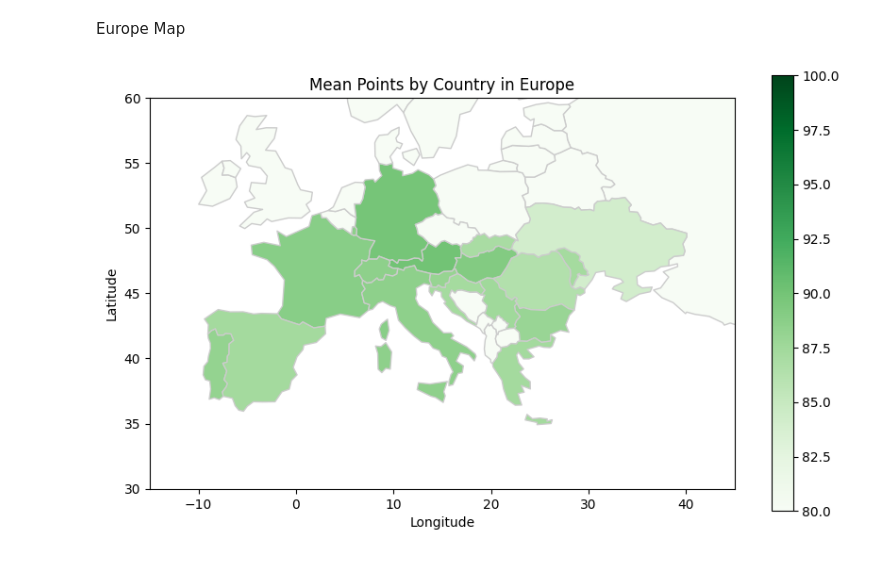
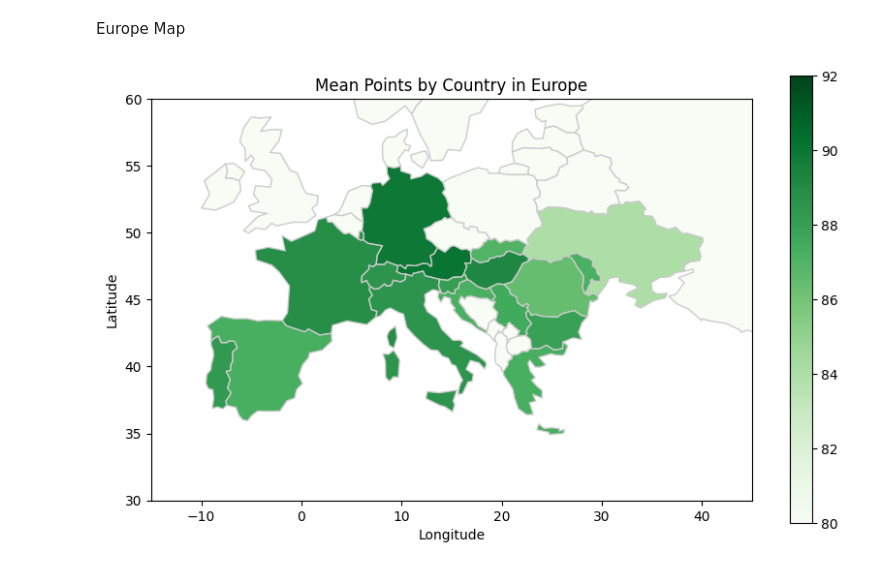
Before and after one commit to dilara444/TechLabsDUS_WineNot, a Jupyter notebook: notebooks/Katya-notebook.ipynb, the cells around one changed output. Drawn from its saved outputs; the diff is of its cells as text; code cells hidden in the pictures.

```diff
--- a/notebooks/Katya-notebook.ipynb
+++ b/notebooks/Katya-notebook.ipynb
@@ -317,35 +317,35 @@ world = gpd.read_file(gpd.datasets.get_path('naturalearth_lowres'))
 europe = world[world['continent'] == 'Europe']
 
 # Merge the mean points with the European countries GeoDataFrame
 europe_with_mean_points = europe.merge(mean_points, how='left', left_on='name', right_on='country')
 
 # Define the minimum and maximum quality values
 min_points = 80
-max_points = 100
+max_points = 92
 
 # Set the colormap
 cmap = cm.get_cmap('Greens')
 
 # Normalize the quality values
 norm = Normalize(vmin=min_points, vmax=max_points)
 
 # Plot the map with mean points
 fig, ax = plt.subplots(figsize=(10, 6))
 europe_with_mean_points.plot(column='points', cmap=cmap, norm=norm, edgecolor='0.8', legend=True, ax=ax)
 ax.set_title('Mean Points by Country in Europe')
 ax.set_xlabel('Longitude')
 ax.set_ylabel('Latitude')
 # Define the limits for latitude and longitude
 lat_min, lat_max = 30, 60
 lon_min, lon_max = -15, 45
 
 # Set the limits for the x-axis (longitude) and y-axis (latitude)
 ax.set_xlim(lon_min, lon_max)
 ax.set_ylim(lat_min, lat_max)
 
 plt.show()
 # %% [output]
-[figure, old version]
+[figure, new version]
 # %%
 sorted_europe = europe_with_mean_points.sort_values(by='points', ascending=False)
 
```
